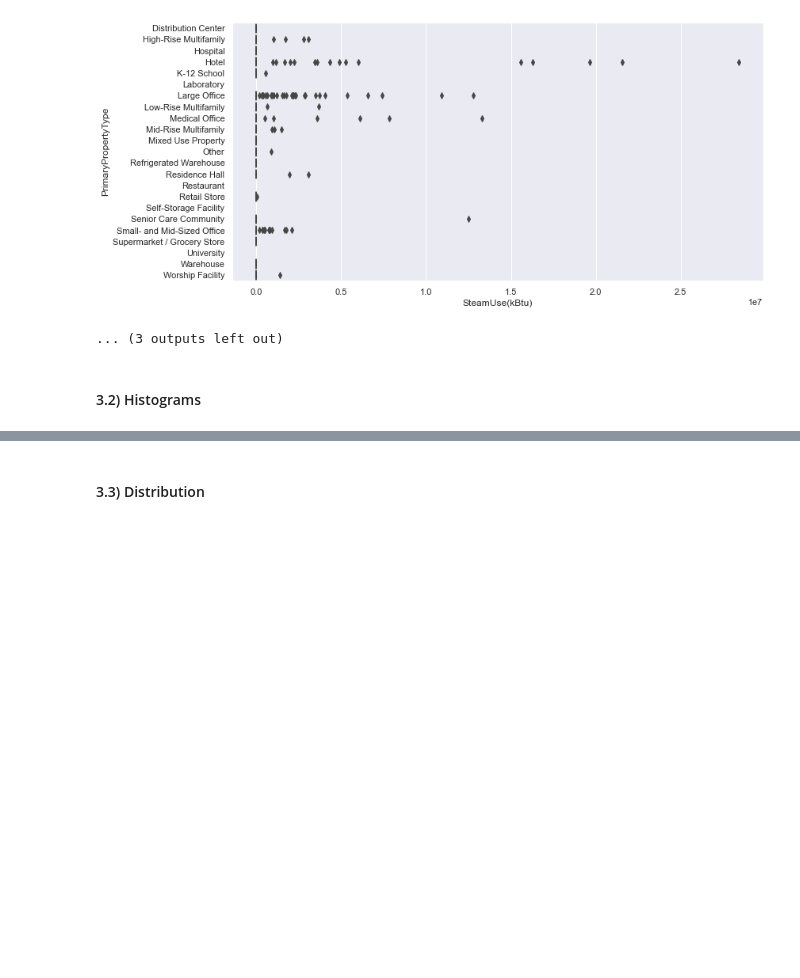
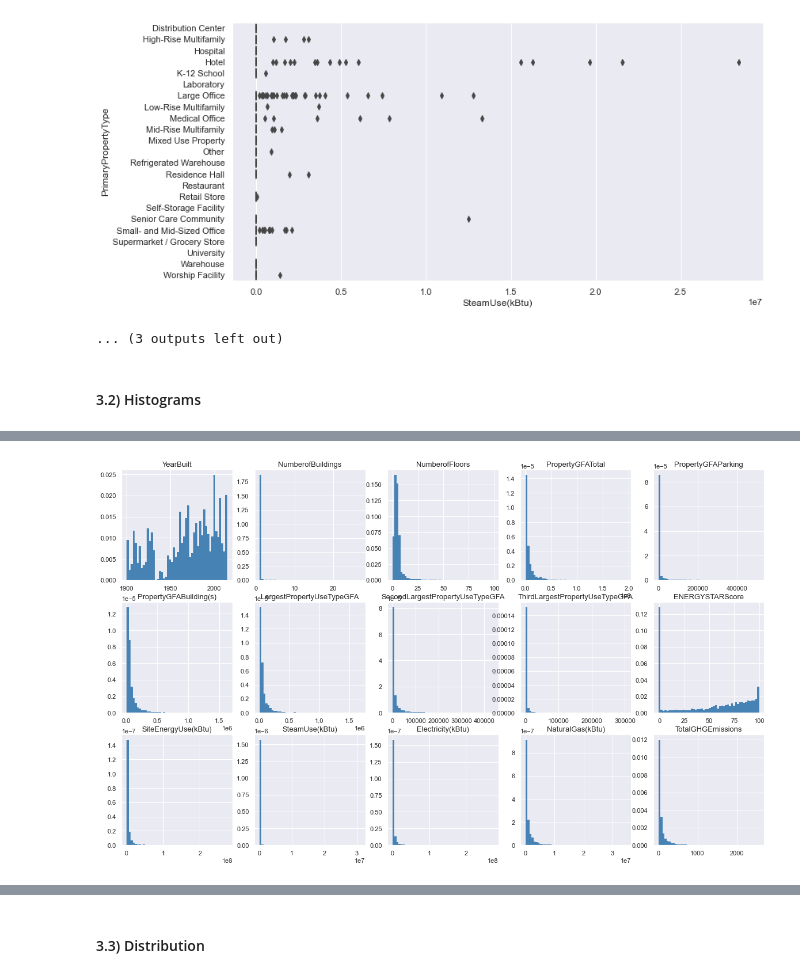
Before and after one commit to oumeima-elgharbi/P4_Data_Science_OpenClassrooms, a Jupyter notebook: P4_02_exploratory_data_analysis.ipynb, the cells around one changed output, grey strips where cells are left out. Cells and saved outputs as stored; diff of their text form; code cells hidden in the pictures; blank space fills up the shorter version.

```diff
--- a/P4_02_exploratory_data_analysis.ipynb
+++ b/P4_02_exploratory_data_analysis.ipynb
@@ -415,0 +451,5 @@ display_boxplot_per_feature(data_plot, list_features_to_plot, "PrimaryPropertyTy
+# %%
+data = dataset_v2.copy()
+data = data[list_features_to_plot]
+
+X = data.values
@@ -416,2 +488,11 @@ display_boxplot_per_feature(data_plot, list_features_to_plot, "PrimaryPropertyTy
+# %%
+fig = plt.figure(figsize=(20, 12)) # 16 12
+for feat_idx in range(data.shape[1]):
+    ax = fig.add_subplot(3,5, (feat_idx + 1)) # subplot : The first argument is the number of plots in each row and the second the number of plots per column (see also the matplotlib.pyplot.subplot documentation).
+    # here 15 graphs so 3*5
+    h = ax.hist(X[:, feat_idx], bins=50, color='steelblue', density=True, edgecolor='none') # normalisé + bordure
+    ax.set_title(data.columns[feat_idx], fontsize=13)
+# %% [output]
+[figure, added]
 # %%
 display_distribution_per_feature(data_plot, list_features_to_plot, 10)
```
Also changed, not shown: parts of 26 cells of this notebook, 1 other file.
